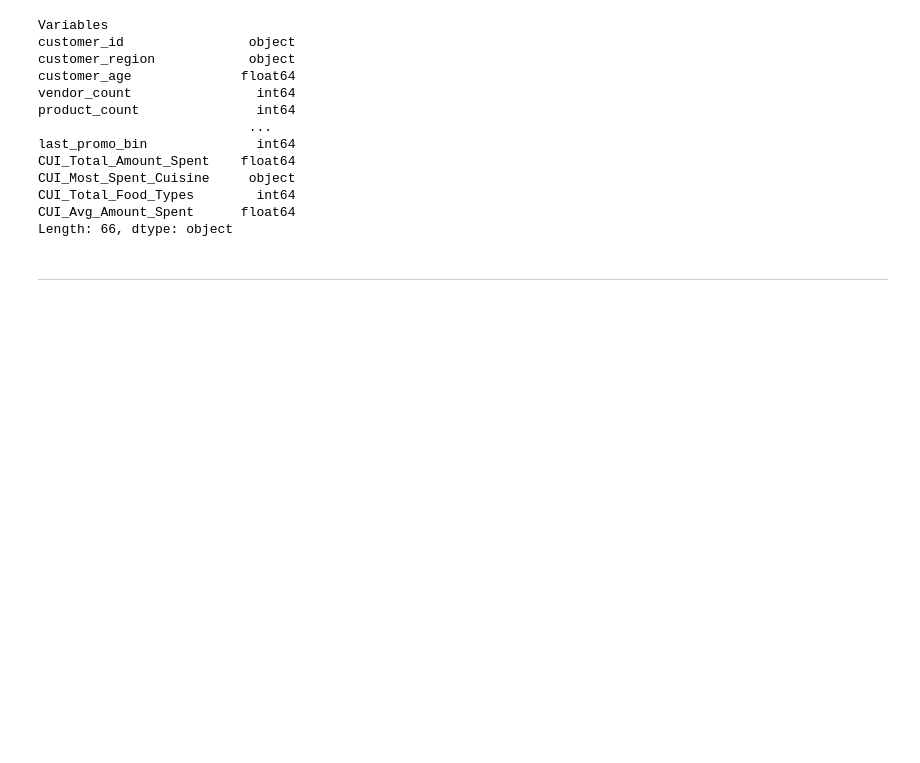
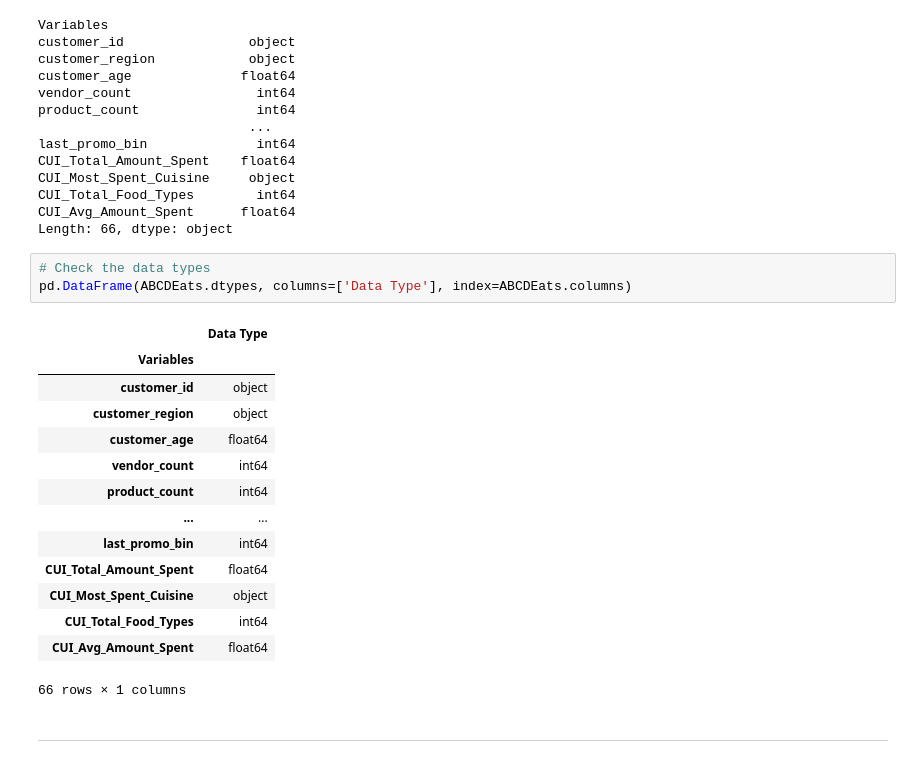
Before and after one commit to Silvestre17/DM_FoodDeliveryClustering_MasterProject, a Jupyter notebook: DM2425_Part2_37_01.ipynb, the cells around one changed output. Cells and saved outputs as stored; diff of their text form; blank space fills up the shorter version.

```diff
--- a/DM2425_Part2_37_01.ipynb
+++ b/DM2425_Part2_37_01.ipynb
@@ -230,6 +199,24 @@ CUI_Most_Spent_Cuisine     object
 CUI_Total_Food_Types        int64
 CUI_Avg_Amount_Spent      float64
 Length: 66, dtype: object
+# %%
+# Check the data types
+pd.DataFrame(ABCDEats.dtypes, columns=['Data Type'], index=ABCDEats.columns)
+# %% [output]
+|  | Data Type |
+| Variables |  |
+| customer_id | object |
+| customer_region | object |
+| customer_age | float64 |
+| vendor_count | int64 |
+| product_count | int64 |
+| ... | ... |
+| last_promo_bin | int64 |
+| CUI_Total_Amount_Spent | float64 |
+| CUI_Most_Spent_Cuisine | object |
+| CUI_Total_Food_Types | int64 |
+| CUI_Avg_Amount_Spent | float64 |
+66 rows × 1 columns
 # %% [markdown]
 ---
 # %% [markdown]
```
Also changed, not shown: parts of 7 cells of this notebook.
